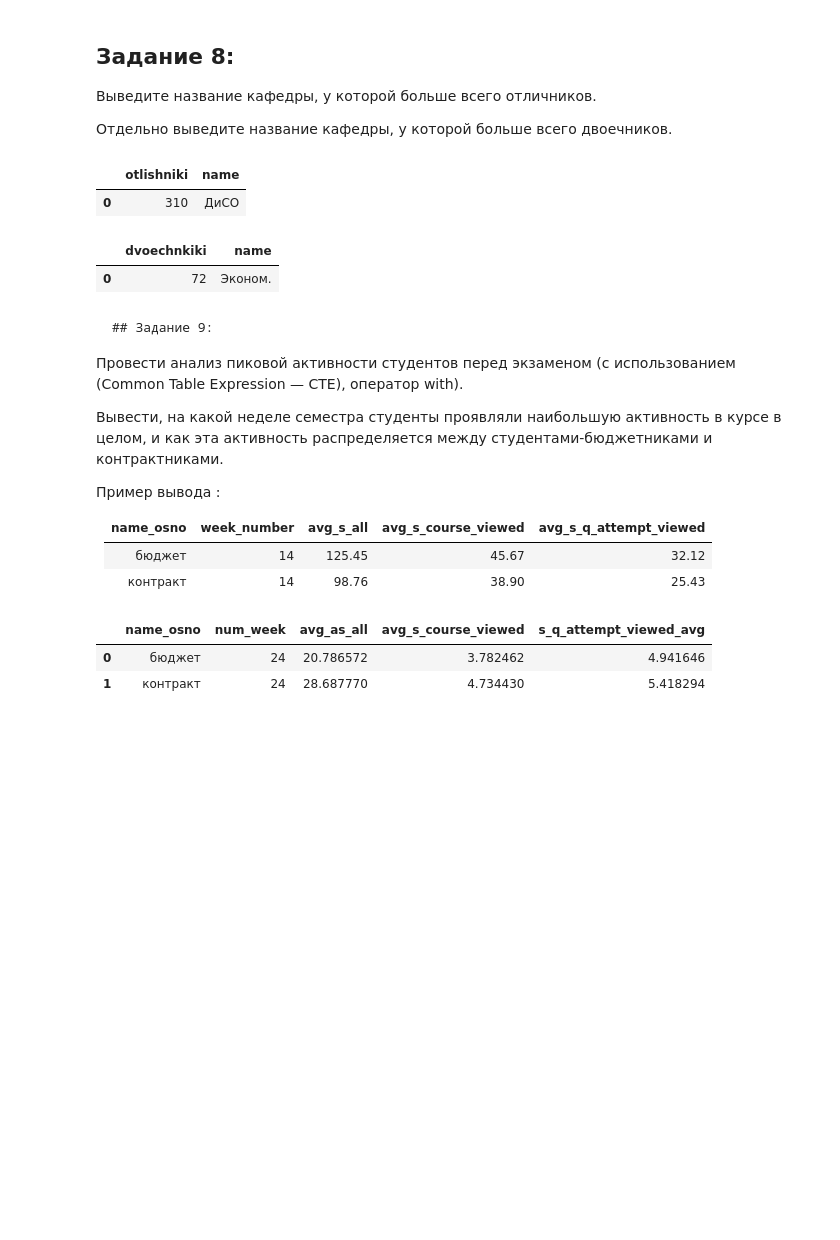
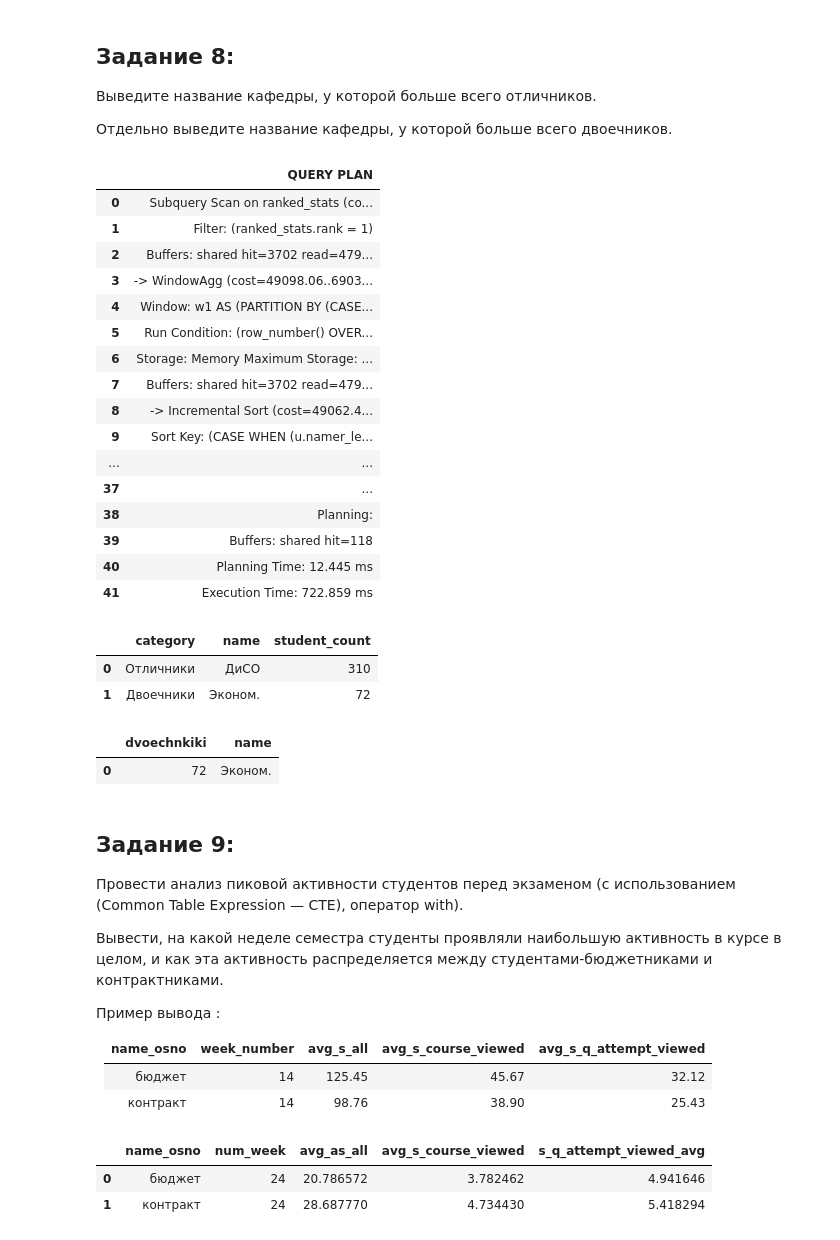
Before and after one commit to ItzSkyReed/big_data_labs, a Jupyter notebook: Lab4/postGre_portal_logs.ipynb, the cells around one changed output. Saved outputs shown, nothing was run; the diff lists cells and outputs as text; code cells hidden in the pictures; blank space fills up the shorter version.

```diff
--- a/Lab4/postGre_portal_logs.ipynb
+++ b/Lab4/postGre_portal_logs.ipynb
@@ -305,16 +305,69 @@ GROUP BY num_week;
 Отдельно выведите название кафедры, у которой больше всего двоечников.
 # %%
 %%sql
-SELECT count(DISTINCT userid) AS otlishniki, departments.name
-FROM user_logs
-JOIN departments ON departments.id = user_logs.depart
-WHERE namer_level = 5
-GROUP BY departments.name
-ORDER BY otlishniki DESC
-LIMIT 1
+EXPLAIN ANALYSE SELECT category, name, student_count
+FROM (
+    SELECT
+        CASE WHEN u.namer_level = 5 THEN 'Отличники' ELSE 'Двоечники' END AS category,
+        d.name,
+        COUNT(DISTINCT u.userid) AS student_count,
+        ROW_NUMBER() OVER (
+            PARTITION BY (CASE WHEN u.namer_level = 5 THEN 'Отличники' ELSE 'Двоечники' END)
+            ORDER BY COUNT(DISTINCT u.userid) DESC
+        ) as rank
+    FROM user_logs u
+    JOIN departments d ON d.id = u.depart
+    WHERE u.namer_level IN (2, 5)
+    GROUP BY category, d.name
+) AS ranked_stats
+WHERE rank = 1;
 # %% [output]
-|  | otlishniki | name |
-| 0 | 310 | ДиСО |
+|  | QUERY PLAN |
+| 0 | Subquery Scan on ranked_stats (co... |
+| 1 | Filter: (ranked_stats.rank = 1) |
+| 2 | Buffers: shared hit=3702 read=479... |
+| 3 | -> WindowAgg (cost=49098.06..6903... |
+| 4 | Window: w1 AS (PARTITION BY (CASE... |
+| 5 | Run Condition: (row_number() OVER... |
+| 6 | Storage: Memory Maximum Storage: ... |
+| 7 | Buffers: shared hit=3702 read=479... |
+| 8 | -> Incremental Sort (cost=49062.4... |
+| 9 | Sort Key: (CASE WHEN (u.namer_le... |
+| ... | ... |
+| 37 | ... |
+| 38 | Planning: |
+| 39 | Buffers: shared hit=118 |
+| 40 | Planning Time: 12.445 ms |
+| 41 | Execution Time: 722.859 ms |
+# %%
+%%sql
+(SELECT
+    'Отличники' AS category,
+    departments.name,
+    COUNT(DISTINCT userid) AS student_count
+ FROM user_logs
+ JOIN departments ON departments.id = user_logs.depart
+ WHERE namer_level = 5
+ GROUP BY departments.name
+ ORDER BY student_count DESC
+ LIMIT 1)
+
+UNION ALL
+
+(SELECT
+    'Двоечники' AS category,
+    departments.name,
+    COUNT(DISTINCT userid) AS student_count
+ FROM user_logs
+ JOIN departments ON departments.id = user_logs.depart
+ WHERE namer_level = 2
+ GROUP BY departments.name
+ ORDER BY student_count DESC
+ LIMIT 1);
+# %% [output]
+|  | category | name | student_count |
+| 0 | Отличники | ДиСО | 310 |
+| 1 | Двоечники | Эконом. | 72 |
 # %%
 %%sql
 SELECT count(DISTINCT userid) AS dvoechnkiki, departments.name
@@ -328,7 +381,7 @@ LIMIT 1
 |  | dvoechnkiki | name |
 | 0 | 72 | Эконом. |
 # %% [markdown]
-    ## Задание 9:
+## Задание 9:
 Провести анализ пиковой активности студентов перед экзаменом (с использованием (Common Table Expression — CTE), оператор with).
 
 Вывести, на какой неделе семестра студенты проявляли наибольшую активность в курсе в целом, и как эта активность распределяется между студентами-бюджетниками и контрактниками.
```
